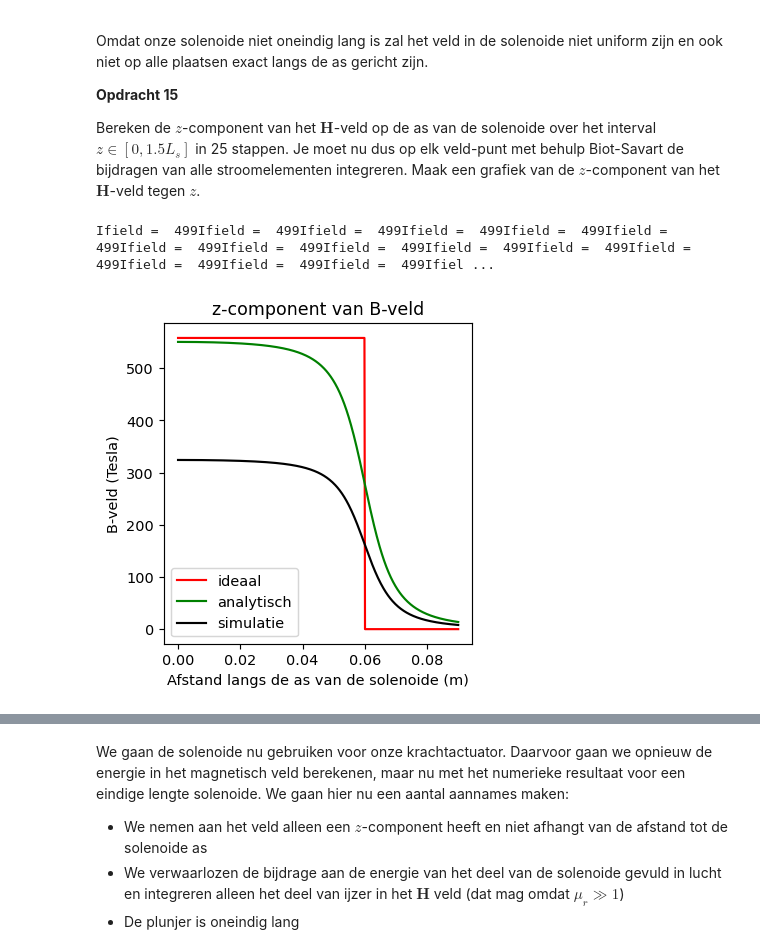
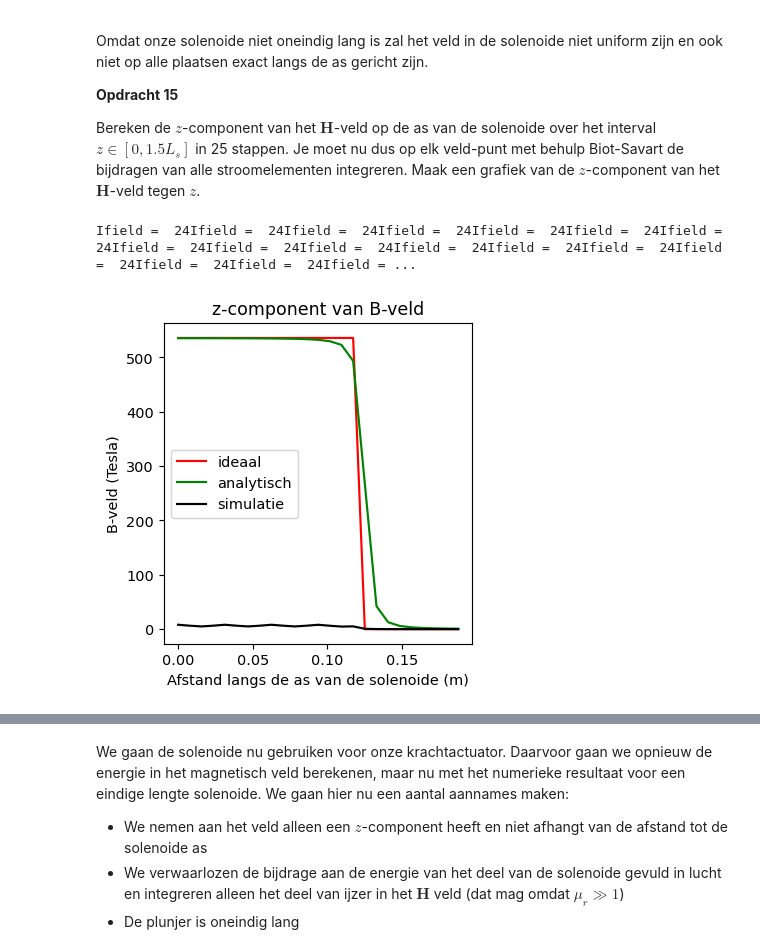
Before and after one commit to T-L-cc/opdrachten-DEF-D, a Jupyter notebook: 2KrachtactuatorOpdracht/KrachtactuatorOpdracht.ipynb, the cells around one changed output, grey strips where cells are left out. Drawn from its saved outputs; the diff is of its cells as text; code cells hidden in the pictures.

```diff
--- a/2KrachtactuatorOpdracht/KrachtactuatorOpdracht.ipynb
+++ b/2KrachtactuatorOpdracht/KrachtactuatorOpdracht.ipynb
@@ -351,5 +351,5 @@ Bereken met deze functie alle componenten van het magneetveld voor een veldposit
 # %%
-L_draad = 1
+L_draad = 0.1
 dl = np.array([0, 0, L_draad/64])
 r_field = np.array([0.1, 0, 0])
 r_source = np.array([0, 0, 0])
@@ -368,7 +368,7 @@ dH_num = field_current_element(r_field, r_source, dl)
 
 # Correct analytical
 r = r_field - r_source
-correct_analytical = (I / (4 * np.pi)) * np.linalg.norm(np.cross(dl, r)) / (np.linalg.norm(r)**3)
+correct_analytical = (I / (4 * np.pi)) * (L_draad/64) / (np.sum((r_field - r_source)**2))
 
 print('The analytical answer is ' + str(correct_analytical) + ' A/m in the y-direction')
 
@@ -531,14 +531,16 @@ Omdat onze solenoide niet oneindig lang is zal het veld in de solenoide niet uni
 
 Bereken de $z$-component van het $\mathbf{H}$-veld op de as van de solenoide over het interval $z \in [0, 1.5L_s]$ in 25 stappen. Je moet nu dus op elk veld-punt met behulp Biot-Savart de bijdragen van alle stroomelementen integreren. Maak een grafiek van de $z$-component van het $\mathbf{H}$-veld tegen $z$.
 # %%
-L_s = 12e-2 #m
+#L_s = 12e-2 #m
+L_s = 0.25
 l_draad = 8.415 #m
 u = 9 #V
 I = 0.5 #A
 r_d = 0.5e-4
-r_s = 1e-2
+#r_s = 1e-2
+r_s = 0.005
 
-n_ax= 500
+n_ax= 25
 z_ax=np.linspace(0, 1.5*L_s/2, n_ax)
 H_ax=np.zeros((n_ax,1))
 
@@ -552,32 +554,32 @@ for i_field in range(0, n_ax):
     print(f"\rIfield =  {i_field}", end="") # Print welk element van het veld nu berekend wordt.
     Hsimulated=np.array([0,0,0], dtype='float64')
     r_field = np.array([0,0,z_ax[i_field]])
 
     for i_source in np.arange(1, n_ax-1):
         # Bepaal dl en r_source en gebruik
         r_source = np.array([x[i_source], y[i_source], z[i_source]])
         dl = np.array([x[i_source+1]-x[i_source], y[i_source+1]-y[i_source], z[i_source+1]-z[i_source]])
         Hsimulated += field_current_element(r_field, r_source, dl)
         print(f"Ifield =  {i_field}", end="")
 
     # selecting the z-component
     H_ax[i_field,0]=Hsimulated[2]
 
 H_veld_ideaal=H_analytical *np.ones(n_ax)*(1.0*(z_ax < L_s/2))
 
 # dit is nog een aardige analytische uitdrukking die je kan uitrekenen voor de z-component op de as van een solenoide met eindige lengte
 H_veld_analytisch=(aantal_omwent*I/L_s/2)*((L_s/2-z_ax)/np.sqrt((z_ax- L_s/2)**2 + r_s**2)+(L_s/2+z_ax)/np.sqrt((z_ax+ L_s/2)**2 + r_s**2))
 
 plt.figure(figsize=[13,4], dpi= 104)
 plt.subplot(131)
 plt.title('z-component van B-veld')
 plt.plot(z_ax, H_veld_ideaal, '-r', label='ideaal')
 plt.plot(z_ax, H_veld_analytisch, '-g', label='analytisch')
 plt.plot(z_ax, H_ax, '-k', label='simulatie')
 plt.xlabel('Afstand langs de as van de solenoide (m)')
 plt.ylabel('B-veld (Tesla)')
 plt.legend()
 plt.show()
 # %% [output]
-Ifield =  499Ifield =  499Ifield =  499Ifield =  499Ifield =  499Ifield =  499Ifield =  499Ifield =  499Ifield =  499Ifield =  499Ifield =  499Ifield =  499Ifield =  499Ifield =  499Ifield =  499Ifiel ...
+Ifield =  24Ifield =  24Ifield =  24Ifield =  24Ifield =  24Ifield =  24Ifield =  24Ifield =  24Ifield =  24Ifield =  24Ifield =  24Ifield =  24Ifield =  24Ifield =  24Ifield =  24Ifield =  24Ifield = ...
-[figure, old version]
+[figure, new version]
```
Also changed, not shown: parts of 10 cells of this notebook.
